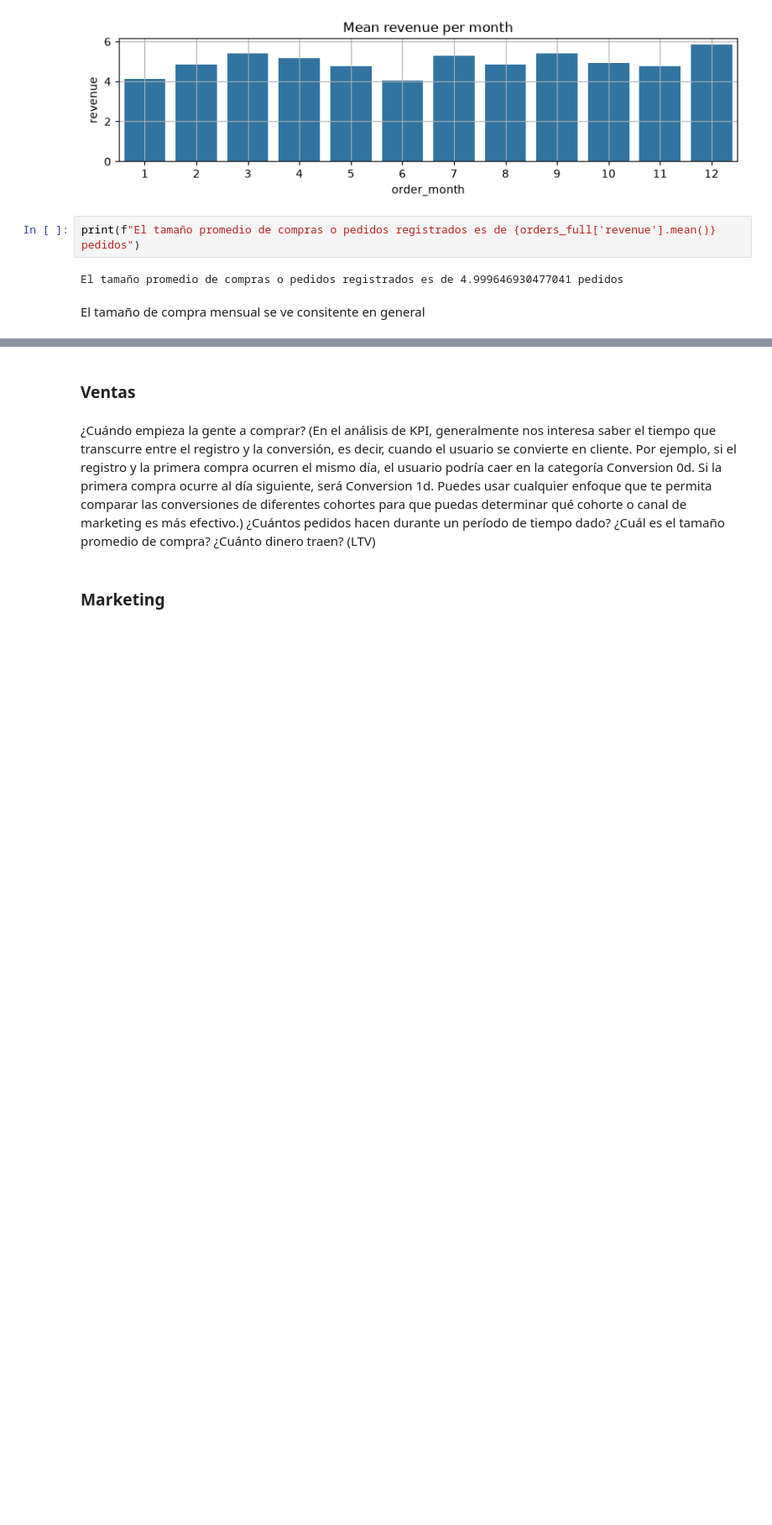
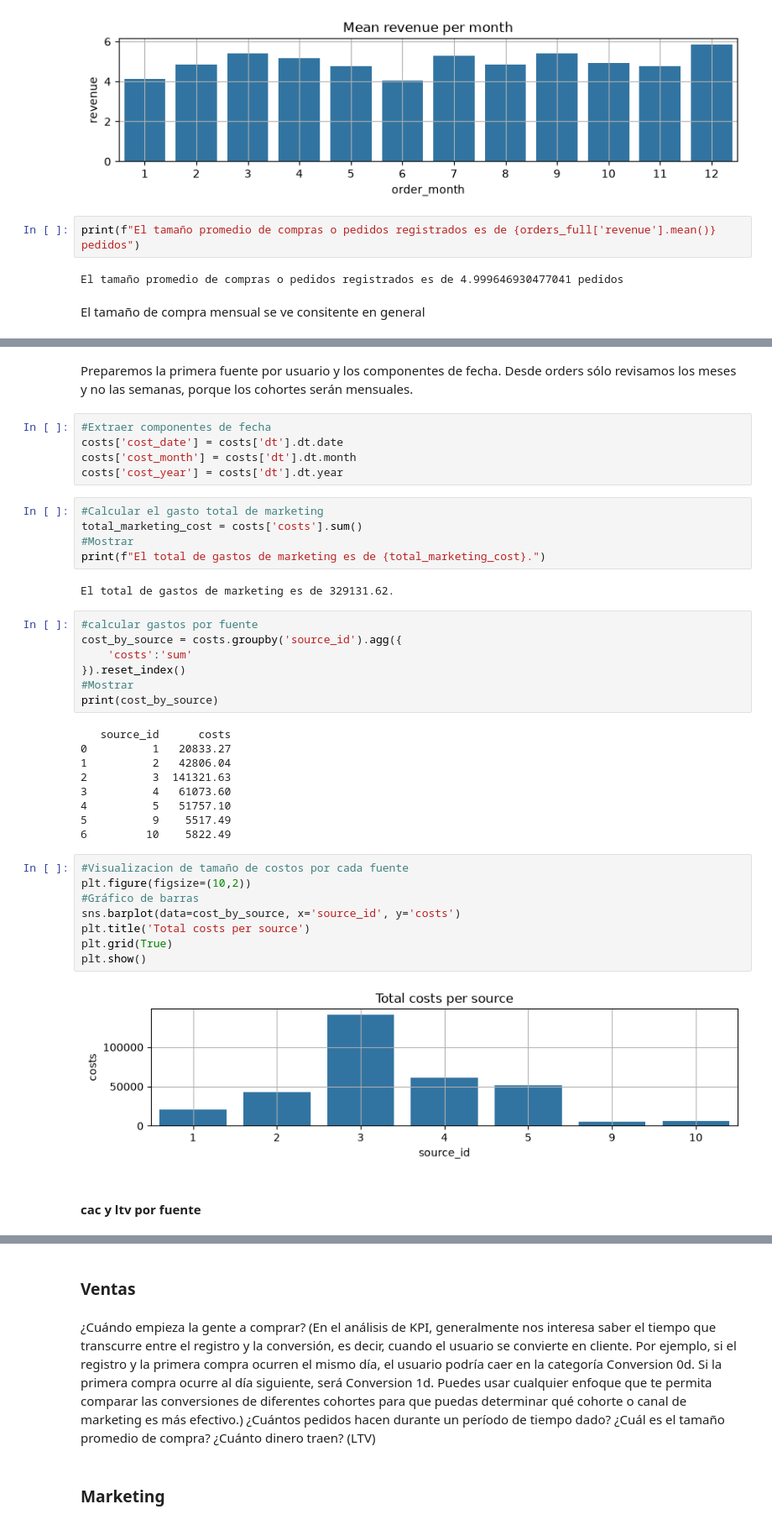
Before and after one commit to marcb-97/showz_project, a Jupyter notebook: showz.ipynb, the cells around one changed output, grey strips where cells are left out. Shown at 84% size. Cells and saved outputs as stored; diff of their text form; blank space fills up the shorter version.

Commit message:
Análisis de costs

```diff
--- a/showz.ipynb
+++ b/showz.ipynb
@@ -738,0 +762,42 @@ El tamaño de compra mensual se ve consitente en general
+# %% [markdown]
+Preparemos la primera fuente por usuario y los componentes de fecha. Desde orders sólo revisamos los meses y no las semanas, porque los cohortes serán mensuales.
+# %%
+#Extraer componentes de fecha
+costs['cost_date'] = costs['dt'].dt.date
+costs['cost_month'] = costs['dt'].dt.month
+costs['cost_year'] = costs['dt'].dt.year
+# %%
+#Calcular el gasto total de marketing
+total_marketing_cost = costs['costs'].sum()
+#Mostrar
+print(f"El total de gastos de marketing es de {total_marketing_cost}.")
+# %% [output]
+El total de gastos de marketing es de 329131.62.
+# %%
+#calcular gastos por fuente
+cost_by_source = costs.groupby('source_id').agg({
+    'costs':'sum'
+}).reset_index()
+#Mostrar
+print(cost_by_source)
+# %% [output]
+   source_id      costs
+0          1   20833.27
+1          2   42806.04
+2          3  141321.63
+3          4   61073.60
+4          5   51757.10
+5          9    5517.49
+6         10    5822.49
+# %%
+#Visualizacion de tamaño de costos por cada fuente
+plt.figure(figsize=(10,2))
+#Gráfico de barras
+sns.barplot(data=cost_by_source, x='source_id', y='costs')
+plt.title('Total costs per source')
+plt.grid(True)
+plt.show()
+# %% [output]
+[figure, added]
+# %% [markdown]
+#### cac y ltv por fuente
```
Also changed, not shown: parts of 13 cells of this notebook.
